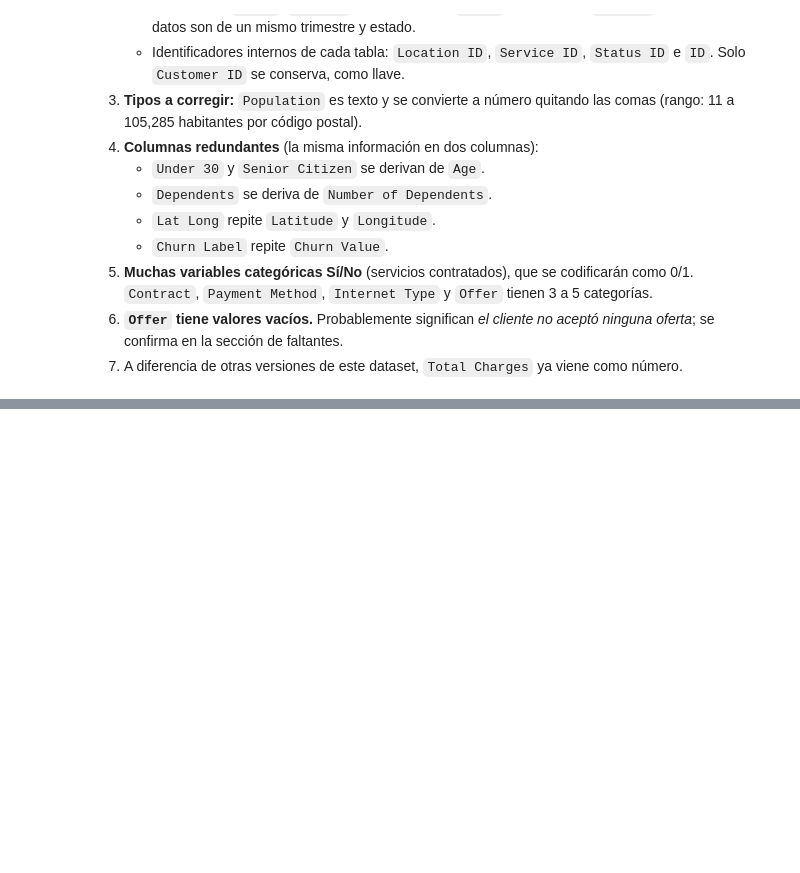
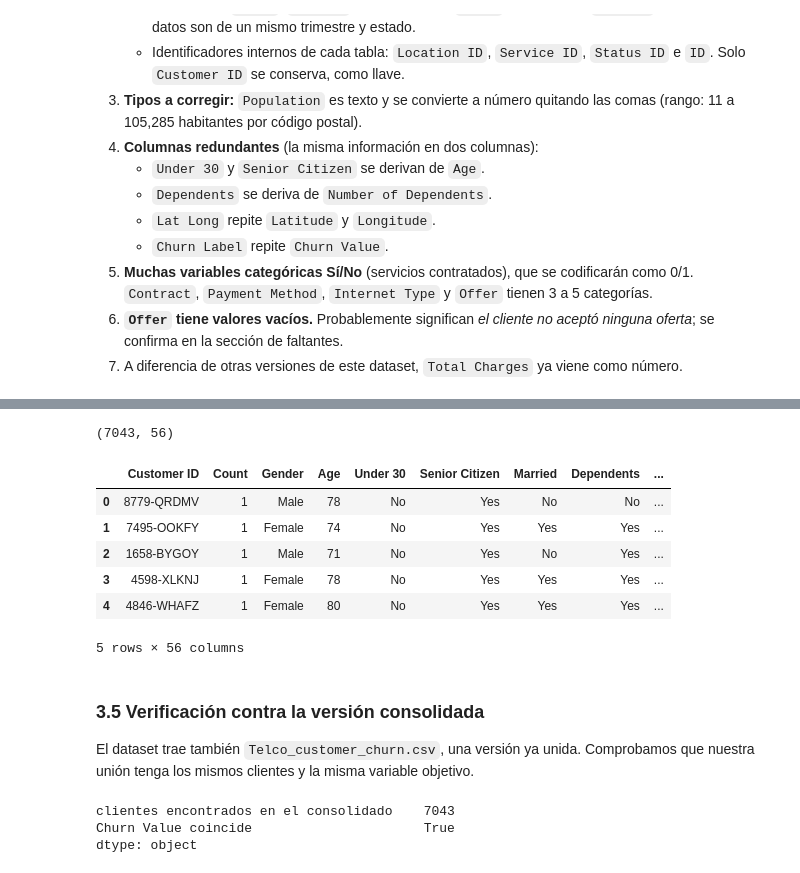
Before and after one commit to Antonio-3108/Proyecto-ML-for-Buisness, a Jupyter notebook: notebooks/01_exploracion.ipynb, the cells around one changed output, grey strips where cells are left out. Saved outputs shown, nothing was run; the diff lists cells and outputs as text; code cells hidden in the pictures; blank space fills up the shorter version.

```diff
--- a/notebooks/01_exploracion.ipynb
+++ b/notebooks/01_exploracion.ipynb
@@ -268,0 +352,63 @@ Name: Population, dtype: float64
+# %%
+clientes = (
+    demographics.merge(
+        location.drop(columns=["Count"]), on="Customer ID", validate="one_to_one"
+    )
+    .merge(services.drop(columns=["Count"]), on="Customer ID", validate="one_to_one")
+    .merge(
+        status.drop(columns=["Count", "Quarter"]),
+        on="Customer ID",
+        validate="one_to_one",
+    )
+    .merge(
+        population.drop(columns=["ID"]).assign(
+            Population=lambda df: pd.to_numeric(df["Population"].str.replace(",", ""))
+        ),
+        on="Zip Code",
+        how="left",
+        validate="many_to_one",
+    )
+)
+clientes.shape
+# %% [output]
+(7043, 56)
+# %%
+clientes.head()
+# %% [output]
+|  | Customer ID | Count | Gender | Age | Under 30 | Senior Citizen | Married | Dependents | ... |
+| 0 | 8779-QRDMV | 1 | Male | 78 | No | Yes | No | No | ... |
+| 1 | 7495-OOKFY | 1 | Female | 74 | No | Yes | Yes | Yes | ... |
+| 2 | 1658-BYGOY | 1 | Male | 71 | No | Yes | No | Yes | ... |
+| 3 | 4598-XLKNJ | 1 | Female | 78 | No | Yes | Yes | Yes | ... |
+| 4 | 4846-WHAFZ | 1 | Female | 80 | No | Yes | Yes | Yes | ... |
+5 rows × 56 columns
+# %% [markdown]
+### 3.5 Verificación contra la versión consolidada
+
+El dataset trae también `Telco_customer_churn.csv`, una versión ya unida.
+Comprobamos que nuestra unión tenga los mismos clientes y la misma variable
+objetivo.
+# %%
+consolidado = catalog.load("raw_telco_churn")
+comparacion = clientes[["Customer ID", "Churn Value"]].merge(
+    consolidado[["CustomerID", "Churn Value"]],
+    left_on="Customer ID",
+    right_on="CustomerID",
+    how="left",
+    suffixes=("", "_consolidado"),
+)
+
+pd.Series(
+    {
+        "clientes encontrados en el consolidado": comparacion["CustomerID"]
+        .notna()
+        .sum(),
+        "Churn Value coincide": (
+            comparacion["Churn Value"] == comparacion["Churn Value_consolidado"]
+        ).all(),
+    }
+)
+# %% [output]
+clientes encontrados en el consolidado    7043
+Churn Value coincide                      True
+dtype: object
```
Also changed, not shown: parts of 9 cells of this notebook.
